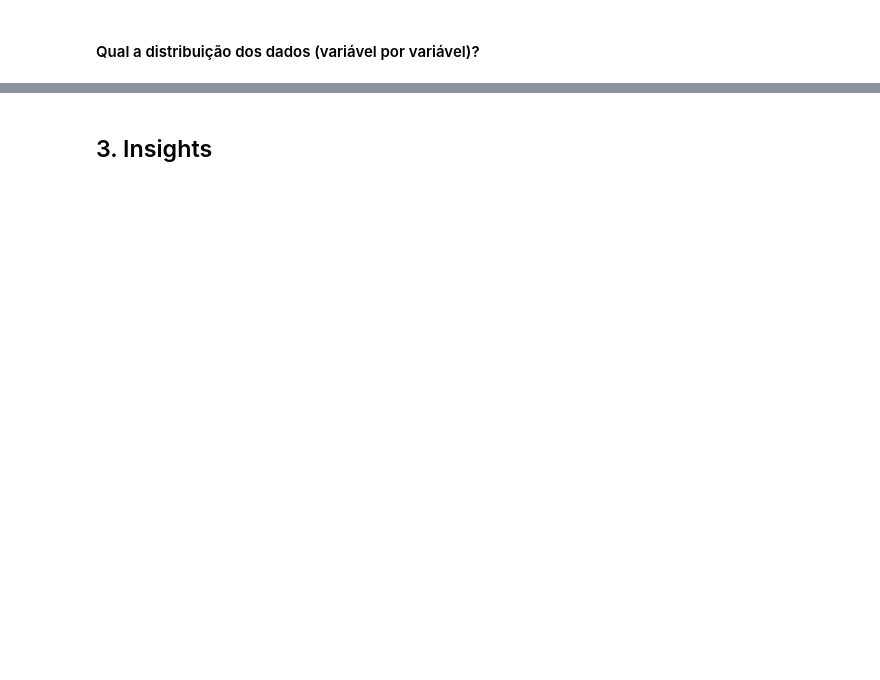
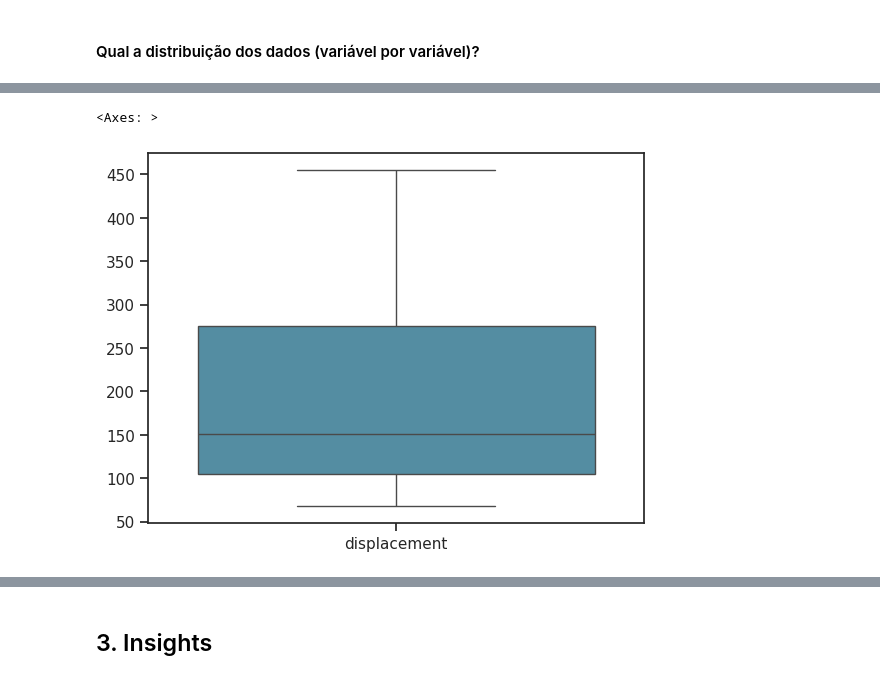
Before and after one commit to adiosCarla/avanti-bootcamp-cdd, a Jupyter notebook: notebooks/01-exploratory_data_analysis.ipynb, the cells around one changed output, grey strips where cells are left out. Saved outputs shown, nothing was run; the diff lists cells and outputs as text; code cells hidden in the pictures; blank space fills up the shorter version.

```diff
--- a/notebooks/01-exploratory_data_analysis.ipynb
+++ b/notebooks/01-exploratory_data_analysis.ipynb
@@ -147,0 +170,5 @@ plt.show()
+# %%
+sns.boxplot(df[["displacement"]])
+# %% [output]
+<Axes: >
+[figure, added]
```
Also changed, not shown: parts of 15 cells of this notebook.
